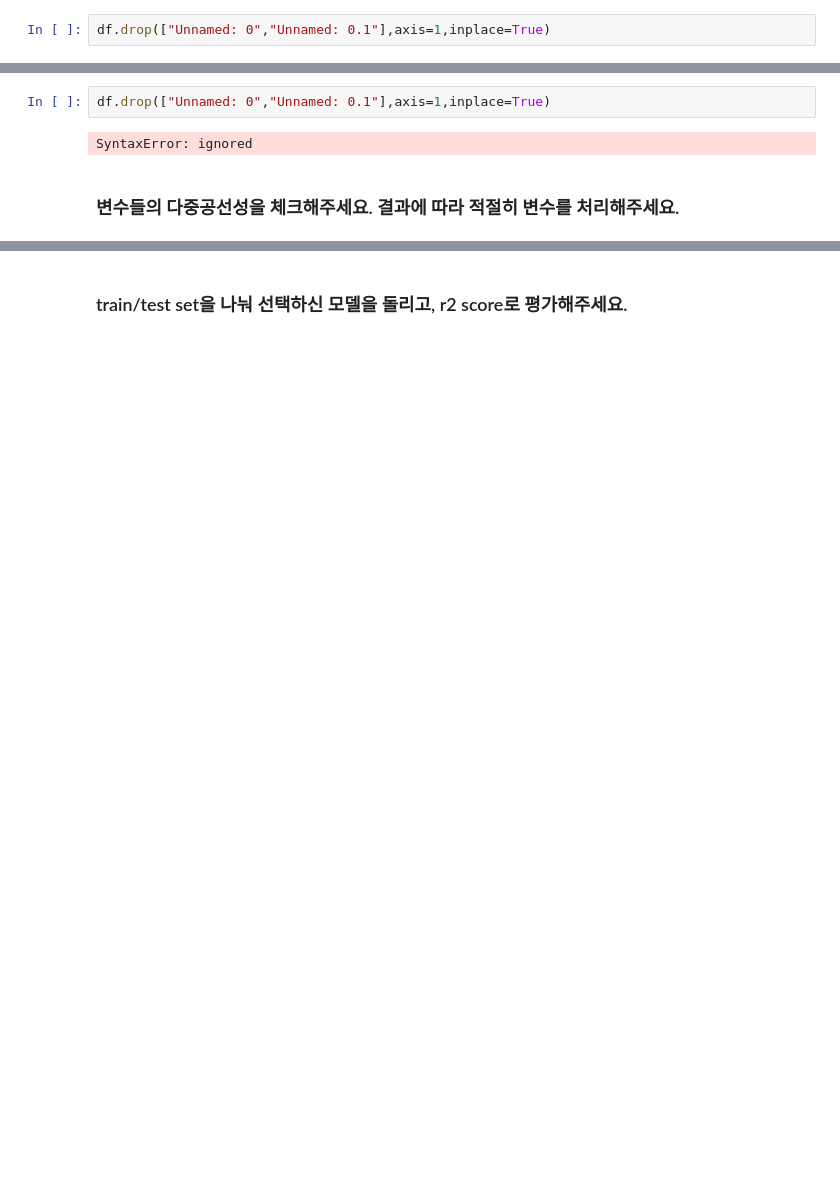
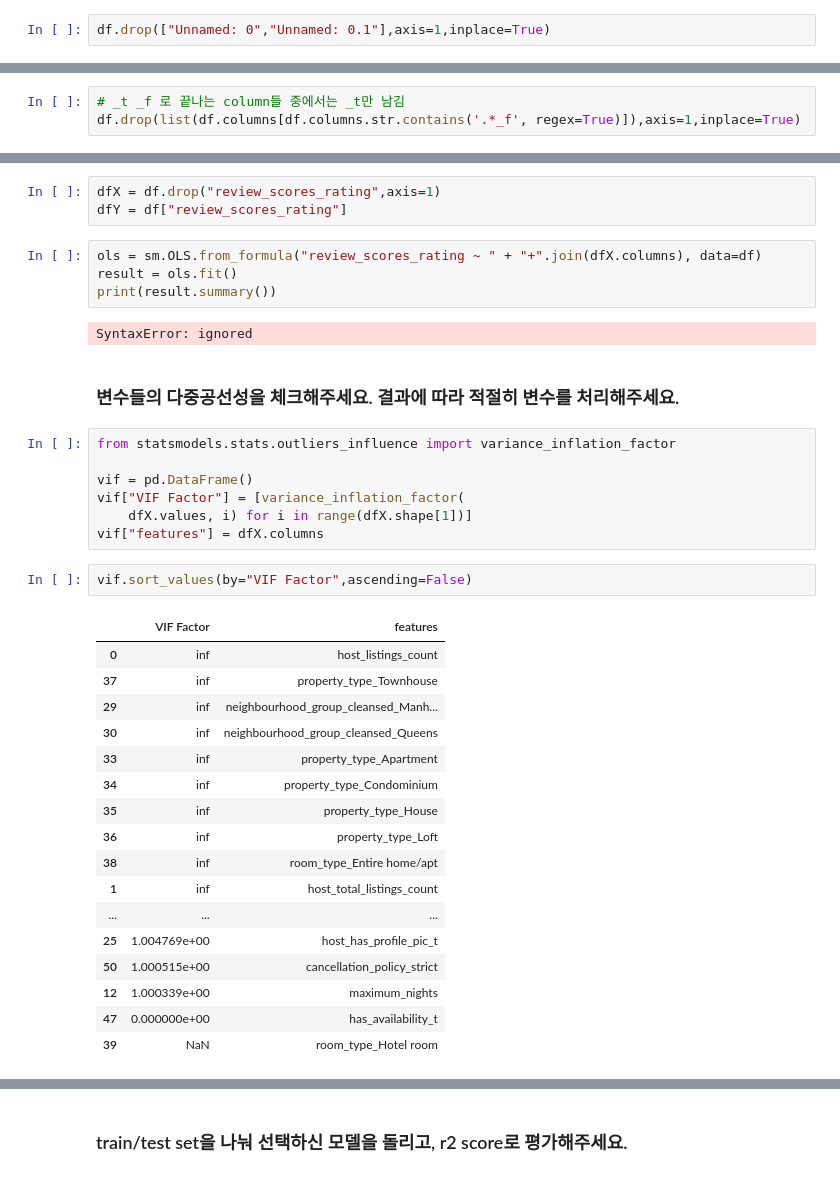
Before and after one commit to sue-bin/DA-, a Jupyter notebook: 0926_ML_Regression.ipynb, the cells around one changed output, grey strips where cells are left out. Cells and saved outputs as stored; diff of their text form; blank space fills up the shorter version.

```diff
--- a/0926_ML_Regression.ipynb
+++ b/0926_ML_Regression.ipynb
@@ -44,2 +64,5 @@ df.drop(["id"],axis=1,inplace=True)
 df.drop(list(df.columns[df.dtypes=="object"]),axis=1,inplace=True)
+# %%
+# _t _f 로 끝나는 column들 중에서는 _t만 남김
+df.drop(list(df.columns[df.columns.str.contains('.*_f', regex=True)]),axis=1,inplace=True)
 # %%
@@ -65,6 +88,38 @@ Index(['host_listings_count', 'host_total_listings_count', 'latitude',
-# %%
-df.drop(["Unnamed: 0","Unnamed: 0.1"],axis=1,inplace=True)
-# %% [output]
-SyntaxError: ignored
+# %%
+dfX = df.drop("review_scores_rating",axis=1)
+dfY = df["review_scores_rating"]
+# %%
+ols = sm.OLS.from_formula("review_scores_rating ~ " + "+".join(dfX.columns), data=df)
+result = ols.fit()
+print(result.summary())
+# %% [output]
+SyntaxError: ignored
 # %% [markdown]
 ### 변수들의 다중공선성을 체크해주세요. 결과에 따라 적절히 변수를 처리해주세요.
+# %%
+from statsmodels.stats.outliers_influence import variance_inflation_factor
+
+vif = pd.DataFrame()
+vif["VIF Factor"] = [variance_inflation_factor(
+    dfX.values, i) for i in range(dfX.shape[1])]
+vif["features"] = dfX.columns
+# %%
+vif.sort_values(by="VIF Factor",ascending=False)
+# %% [output]
+|  | VIF Factor | features |
+| 0 | inf | host_listings_count |
+| 37 | inf | property_type_Townhouse |
+| 29 | inf | neighbourhood_group_cleansed_Manh... |
+| 30 | inf | neighbourhood_group_cleansed_Queens |
+| 33 | inf | property_type_Apartment |
+| 34 | inf | property_type_Condominium |
+| 35 | inf | property_type_House |
+| 36 | inf | property_type_Loft |
+| 38 | inf | room_type_Entire home/apt |
+| 1 | inf | host_total_listings_count |
+| ... | ... | ... |
+| 25 | 1.004769e+00 | host_has_profile_pic_t |
+| 50 | 1.000515e+00 | cancellation_policy_strict |
+| 12 | 1.000339e+00 | maximum_nights |
+| 47 | 0.000000e+00 | has_availability_t |
+| 39 | NaN | room_type_Hotel room |
```
Also changed, not shown: parts of 16 cells of this notebook.
